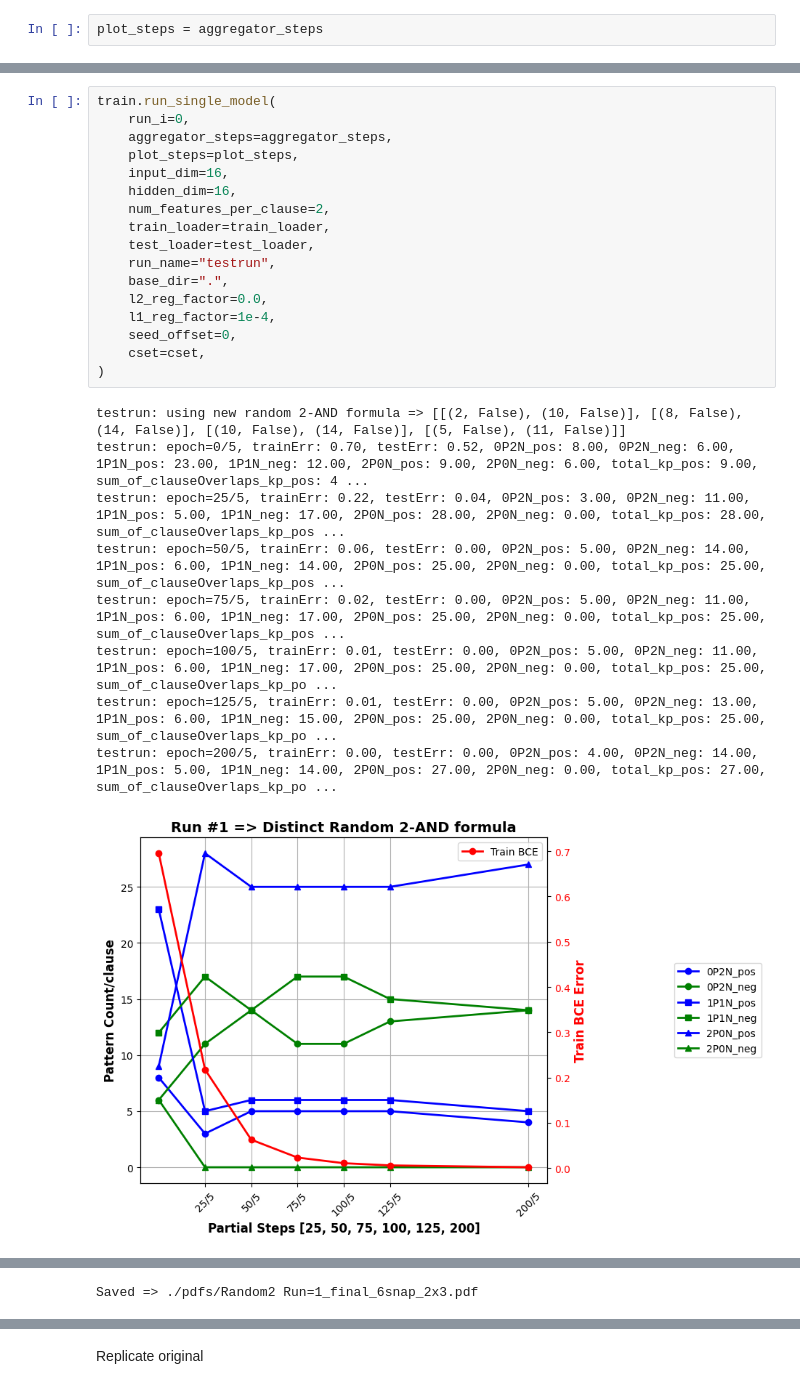
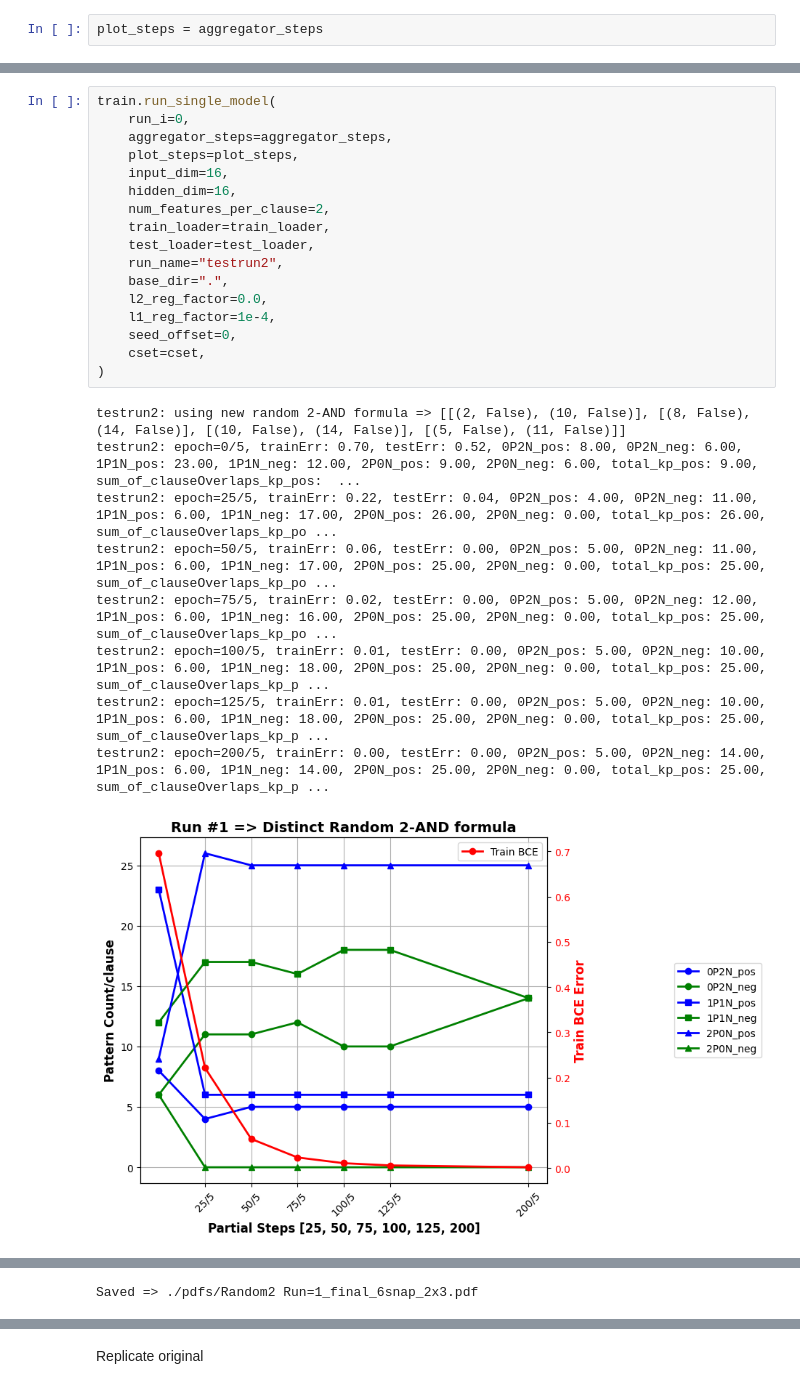
Before and after one commit to czhang2718/Neural-Computation, a Jupyter notebook: experiments/test-refactor.ipynb, the cells around one changed output, grey strips where cells are left out. Drawn from its saved outputs; the diff is of its cells as text.

```diff
--- a/experiments/test-refactor.ipynb
+++ b/experiments/test-refactor.ipynb
@@ -103,30 +94,30 @@ Saved => ./pdfs/Random2 Run=1_final_6snap_2x3.pdf
 # %%
 train.run_single_model(
     run_i=0,
     aggregator_steps=aggregator_steps,
     plot_steps=plot_steps,
     input_dim=16,
     hidden_dim=16,
     num_features_per_clause=2,
     train_loader=train_loader,
     test_loader=test_loader,
-    run_name="testrun",
+    run_name="testrun2",
     base_dir=".",
     l2_reg_factor=0.0,
     l1_reg_factor=1e-4,
     seed_offset=0,
     cset=cset,
 )
 # %% [output]
-testrun: using new random 2-AND formula => [[(2, False), (10, False)], [(8, False), (14, False)], [(10, False), (14, False)], [(5, False), (11, False)]]
-testrun: epoch=0/5, trainErr: 0.70, testErr: 0.52, 0P2N_pos: 8.00, 0P2N_neg: 6.00, 1P1N_pos: 23.00, 1P1N_neg: 12.00, 2P0N_pos: 9.00, 2P0N_neg: 6.00, total_kp_pos: 9.00, sum_of_clauseOverlaps_kp_pos: 4 ...
-testrun: epoch=25/5, trainErr: 0.22, testErr: 0.04, 0P2N_pos: 3.00, 0P2N_neg: 11.00, 1P1N_pos: 5.00, 1P1N_neg: 17.00, 2P0N_pos: 28.00, 2P0N_neg: 0.00, total_kp_pos: 28.00, sum_of_clauseOverlaps_kp_pos ...
-testrun: epoch=50/5, trainErr: 0.06, testErr: 0.00, 0P2N_pos: 5.00, 0P2N_neg: 14.00, 1P1N_pos: 6.00, 1P1N_neg: 14.00, 2P0N_pos: 25.00, 2P0N_neg: 0.00, total_kp_pos: 25.00, sum_of_clauseOverlaps_kp_pos ...
-testrun: epoch=75/5, trainErr: 0.02, testErr: 0.00, 0P2N_pos: 5.00, 0P2N_neg: 11.00, 1P1N_pos: 6.00, 1P1N_neg: 17.00, 2P0N_pos: 25.00, 2P0N_neg: 0.00, total_kp_pos: 25.00, sum_of_clauseOverlaps_kp_pos ...
-testrun: epoch=100/5, trainErr: 0.01, testErr: 0.00, 0P2N_pos: 5.00, 0P2N_neg: 11.00, 1P1N_pos: 6.00, 1P1N_neg: 17.00, 2P0N_pos: 25.00, 2P0N_neg: 0.00, total_kp_pos: 25.00, sum_of_clauseOverlaps_kp_po ...
-testrun: epoch=125/5, trainErr: 0.01, testErr: 0.00, 0P2N_pos: 5.00, 0P2N_neg: 13.00, 1P1N_pos: 6.00, 1P1N_neg: 15.00, 2P0N_pos: 25.00, 2P0N_neg: 0.00, total_kp_pos: 25.00, sum_of_clauseOverlaps_kp_po ...
-testrun: epoch=200/5, trainErr: 0.00, testErr: 0.00, 0P2N_pos: 4.00, 0P2N_neg: 14.00, 1P1N_pos: 5.00, 1P1N_neg: 14.00, 2P0N_pos: 27.00, 2P0N_neg: 0.00, total_kp_pos: 27.00, sum_of_clauseOverlaps_kp_po ...
+testrun2: using new random 2-AND formula => [[(2, False), (10, False)], [(8, False), (14, False)], [(10, False), (14, False)], [(5, False), (11, False)]]
+testrun2: epoch=0/5, trainErr: 0.70, testErr: 0.52, 0P2N_pos: 8.00, 0P2N_neg: 6.00, 1P1N_pos: 23.00, 1P1N_neg: 12.00, 2P0N_pos: 9.00, 2P0N_neg: 6.00, total_kp_pos: 9.00, sum_of_clauseOverlaps_kp_pos:  ...
+testrun2: epoch=25/5, trainErr: 0.22, testErr: 0.04, 0P2N_pos: 4.00, 0P2N_neg: 11.00, 1P1N_pos: 6.00, 1P1N_neg: 17.00, 2P0N_pos: 26.00, 2P0N_neg: 0.00, total_kp_pos: 26.00, sum_of_clauseOverlaps_kp_po ...
+testrun2: epoch=50/5, trainErr: 0.06, testErr: 0.00, 0P2N_pos: 5.00, 0P2N_neg: 11.00, 1P1N_pos: 6.00, 1P1N_neg: 17.00, 2P0N_pos: 25.00, 2P0N_neg: 0.00, total_kp_pos: 25.00, sum_of_clauseOverlaps_kp_po ...
+testrun2: epoch=75/5, trainErr: 0.02, testErr: 0.00, 0P2N_pos: 5.00, 0P2N_neg: 12.00, 1P1N_pos: 6.00, 1P1N_neg: 16.00, 2P0N_pos: 25.00, 2P0N_neg: 0.00, total_kp_pos: 25.00, sum_of_clauseOverlaps_kp_po ...
+testrun2: epoch=100/5, trainErr: 0.01, testErr: 0.00, 0P2N_pos: 5.00, 0P2N_neg: 10.00, 1P1N_pos: 6.00, 1P1N_neg: 18.00, 2P0N_pos: 25.00, 2P0N_neg: 0.00, total_kp_pos: 25.00, sum_of_clauseOverlaps_kp_p ...
+testrun2: epoch=125/5, trainErr: 0.01, testErr: 0.00, 0P2N_pos: 5.00, 0P2N_neg: 10.00, 1P1N_pos: 6.00, 1P1N_neg: 18.00, 2P0N_pos: 25.00, 2P0N_neg: 0.00, total_kp_pos: 25.00, sum_of_clauseOverlaps_kp_p ...
+testrun2: epoch=200/5, trainErr: 0.00, testErr: 0.00, 0P2N_pos: 5.00, 0P2N_neg: 14.00, 1P1N_pos: 6.00, 1P1N_neg: 14.00, 2P0N_pos: 25.00, 2P0N_neg: 0.00, total_kp_pos: 25.00, sum_of_clauseOverlaps_kp_p ...
-[figure, old version]
+[figure, new version]
 [figure]
 Saved => ./pdfs/Random2 Run=1_final_6snap_2x3.pdf
 <utils.ExperimentRun at 0x...>
```
Also changed, not shown: parts of 9 cells of this notebook.
